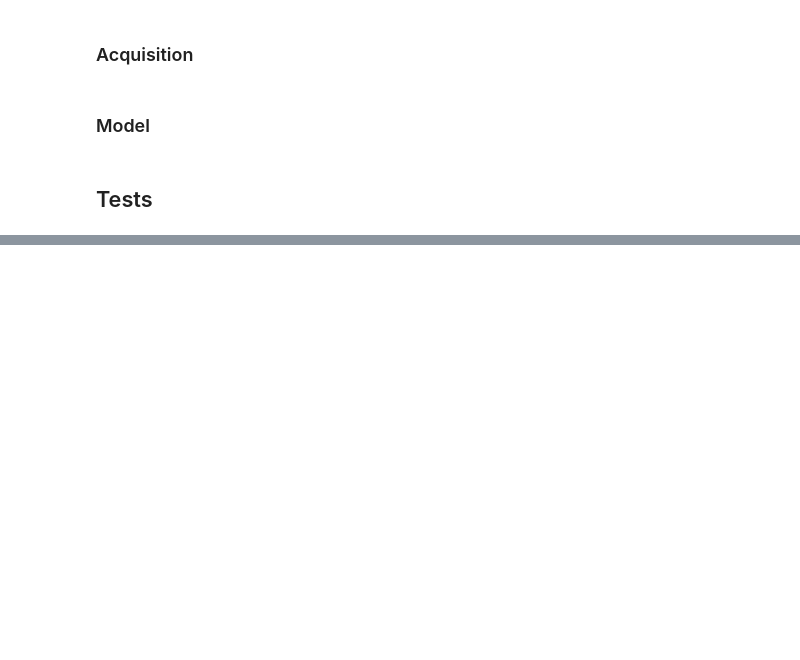
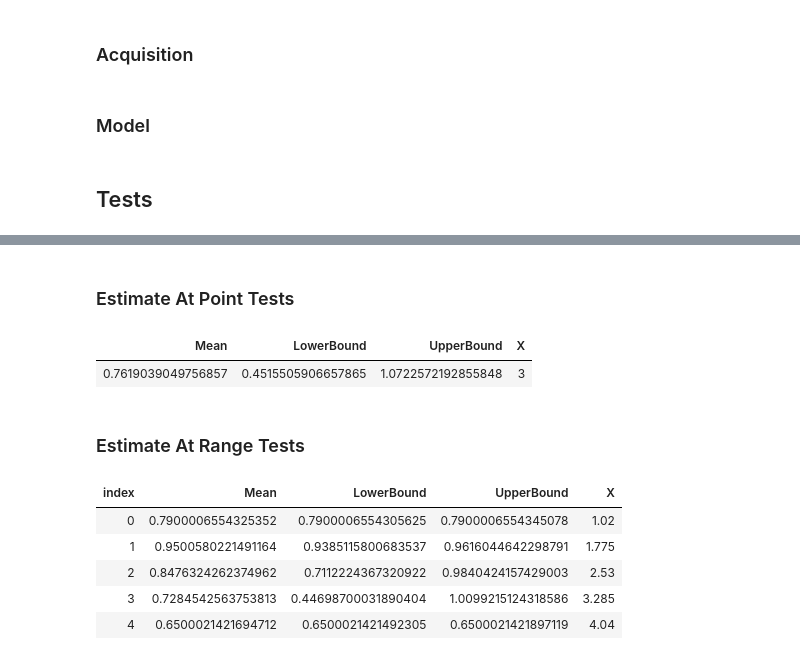
Before and after one commit to MokoSan/Bayesian-Optimization-in-FSharp, a Jupyter notebook: GP_Prototype.ipynb, the cells around one changed output, grey strips where cells are left out. Cells and saved outputs as stored; diff of their text form; code cells hidden in the pictures; blank space fills up the shorter version.

```diff
--- a/GP_Prototype.ipynb
+++ b/GP_Prototype.ipynb
@@ -202,0 +252,45 @@ kStar: [|7.157165835e-18; 7.157165835e-18|]
+# %% [markdown]
+### Estimate At Point Tests
+# %%
+let gaussianProcess : GaussianProcess =
+    {
+        Kernel           = { LengthScale = 1; Variance = 1 }
+        DataPoints       = List<DataPoint>()
+        CovarianceMatrix = Matrix<double>.Build.Dense(1, 1)
+    }
+
+addDataPointViaProcess gaussianProcess { X = 1.02; Y = 0.79 }
+addDataPointViaProcess gaussianProcess { X = 1.99; Y = 0.94 }
+addDataPointViaProcess gaussianProcess { X = 4.04; Y = 0.65 }
+
+estimateAtPoint gaussianProcess 3.
+# %% [output]
+| Mean | LowerBound | UpperBound | X |
+| 0.7619039049756857 | 0.4515505906657865 | 1.0722572192855848 | 3 |
+# %% [markdown]
+### Estimate At Range Tests
+# %%
+let gaussianProcess : GaussianProcess =
+    {
+        Kernel           = { LengthScale = 1; Variance = 1 }
+        DataPoints       = List<DataPoint>()
+        CovarianceMatrix = Matrix<double>.Build.Dense(1, 1)
+    }
+addDataPointViaProcess gaussianProcess { X = 1.02; Y = 0.79 }
+addDataPointViaProcess gaussianProcess { X = 1.99; Y = 0.94 }
+addDataPointViaProcess gaussianProcess { X = 4.04; Y = 0.65 }
+
+let list = List<double>()
+list.Add(1.02)
+list.Add(1.775)
+list.Add(2.530)
+list.Add(3.285)
+list.Add(4.04)
+estimateAtRange gaussianProcess list
+# %% [output]
+| index | Mean | LowerBound | UpperBound | X |
+| 0 | 0.7900006554325352 | 0.7900006554305625 | 0.7900006554345078 | 1.02 |
+| 1 | 0.9500580221491164 | 0.9385115800683537 | 0.9616044642298791 | 1.775 |
+| 2 | 0.8476324262374962 | 0.7112224367320922 | 0.9840424157429003 | 2.53 |
+| 3 | 0.7284542563753813 | 0.44698700031890404 | 1.0099215124318586 | 3.285 |
+| 4 | 0.6500021421694712 | 0.6500021421492305 | 0.6500021421897119 | 4.04 |
```
Also changed, not shown: parts of 16 cells of this notebook.
